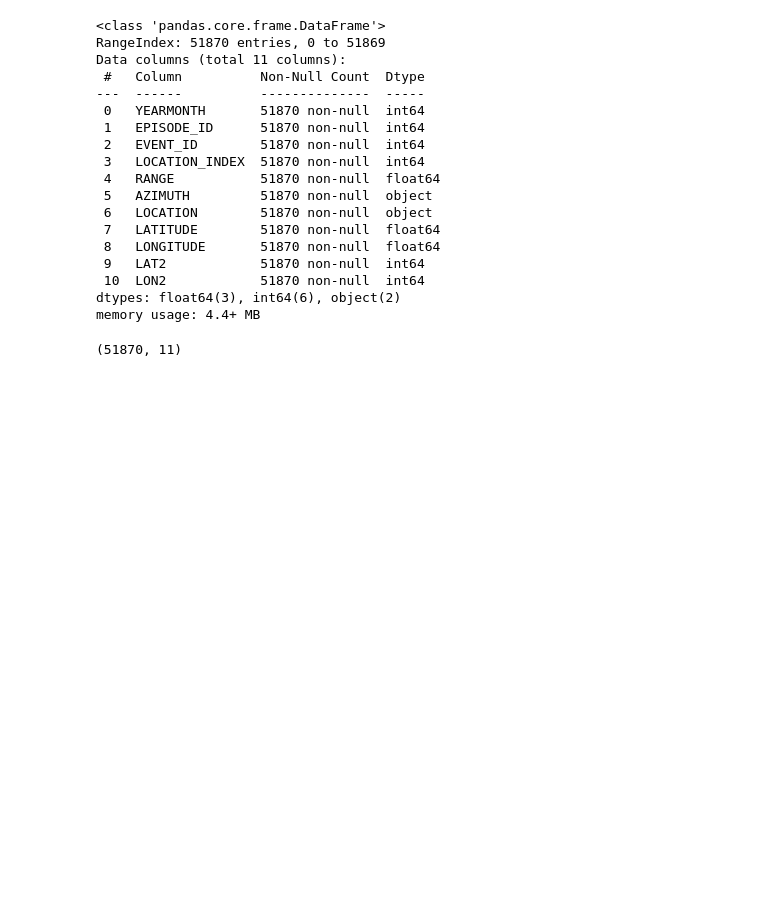
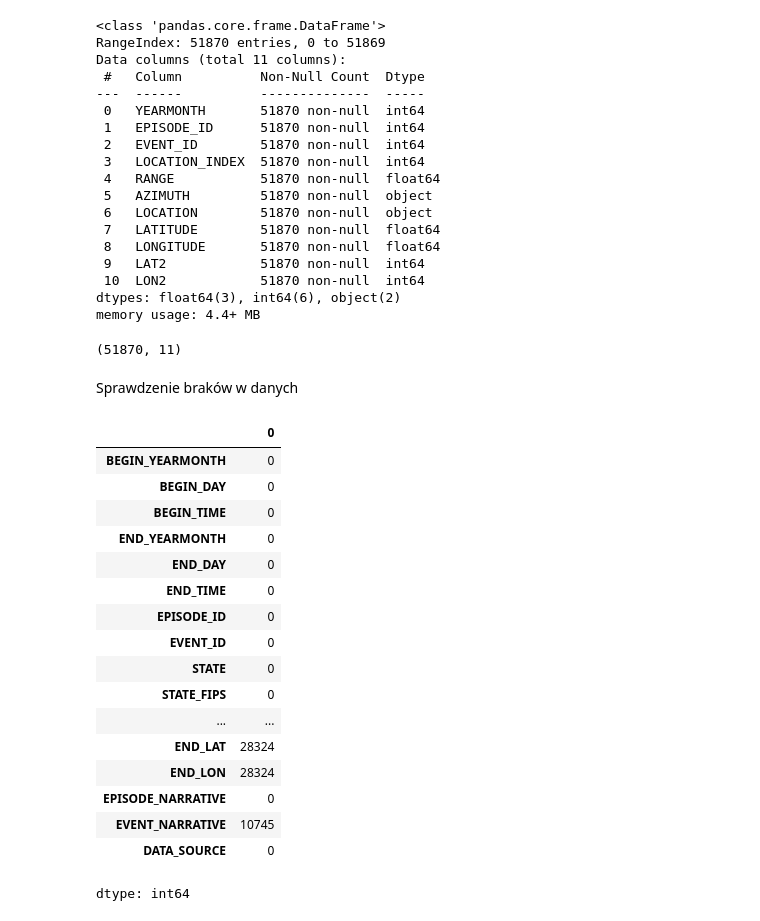
Before and after one commit to piaseckazaneta/Python, a Jupyter notebook: Mini_projekt_2026.ipynb, the cells around one changed output. Drawn from its saved outputs; the diff is of its cells as text; code cells hidden in the pictures; blank space fills up the shorter version.

Commit message:
Sprawdzenie brakujących wartości w danych

```diff
--- a/Mini_projekt_2026.ipynb
+++ b/Mini_projekt_2026.ipynb
@@ -182,3 +182,26 @@ memory usage: 4.4+ MB
 df_locations.shape
 # %% [output]
 (51870, 11)
+# %% [markdown]
+Sprawdzenie braków w danych
+# %%
+df_details.isnull().sum()
+# %% [output]
+|  | 0 |
+| BEGIN_YEARMONTH | 0 |
+| BEGIN_DAY | 0 |
+| BEGIN_TIME | 0 |
+| END_YEARMONTH | 0 |
+| END_DAY | 0 |
+| END_TIME | 0 |
+| EPISODE_ID | 0 |
+| EVENT_ID | 0 |
+| STATE | 0 |
+| STATE_FIPS | 0 |
+| ... | ... |
+| END_LAT | 28324 |
+| END_LON | 28324 |
+| EPISODE_NARRATIVE | 0 |
+| EVENT_NARRATIVE | 10745 |
+| DATA_SOURCE | 0 |
+dtype: int64
```
Also changed, not shown: parts of 2 cells of this notebook.
